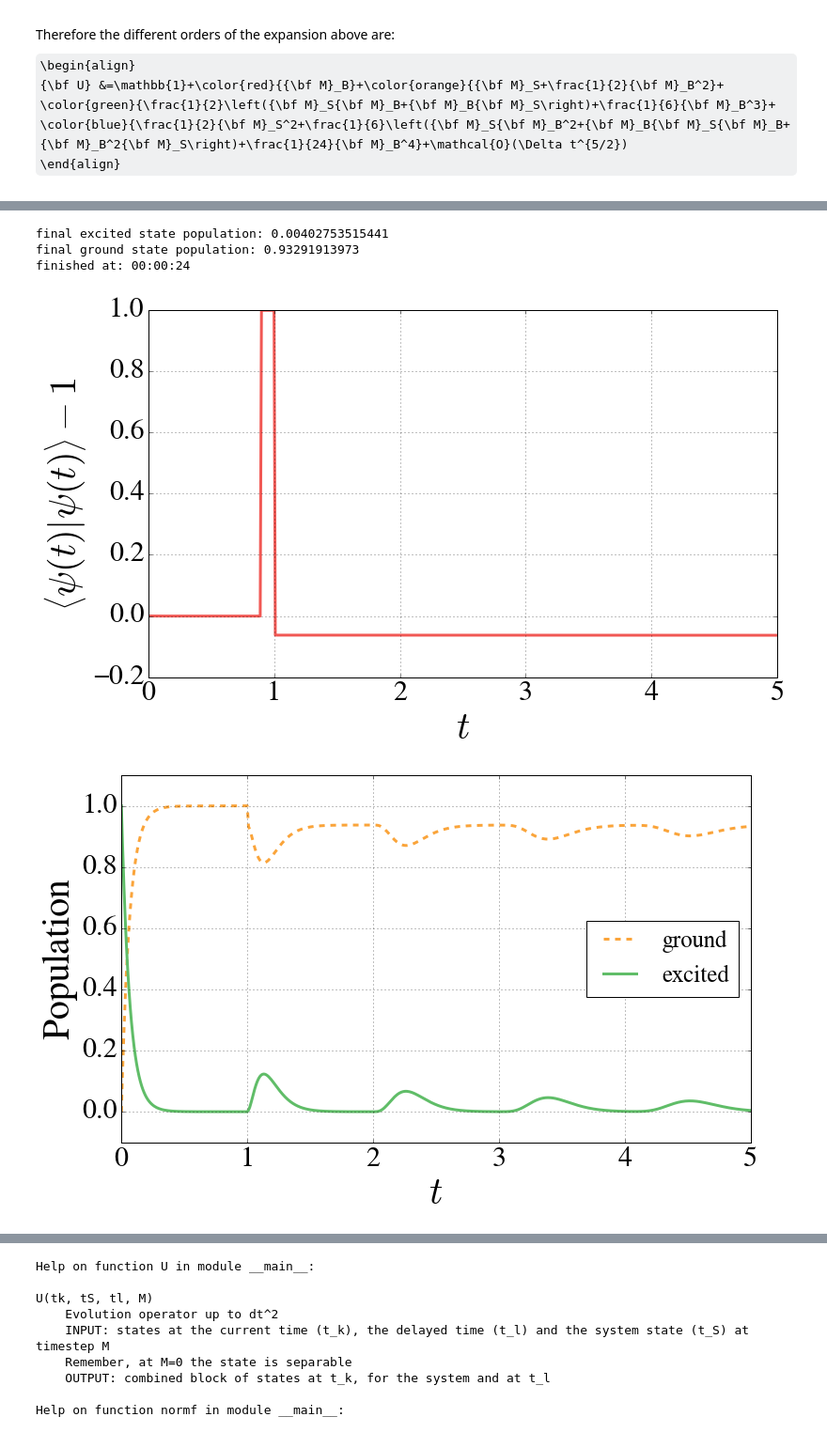
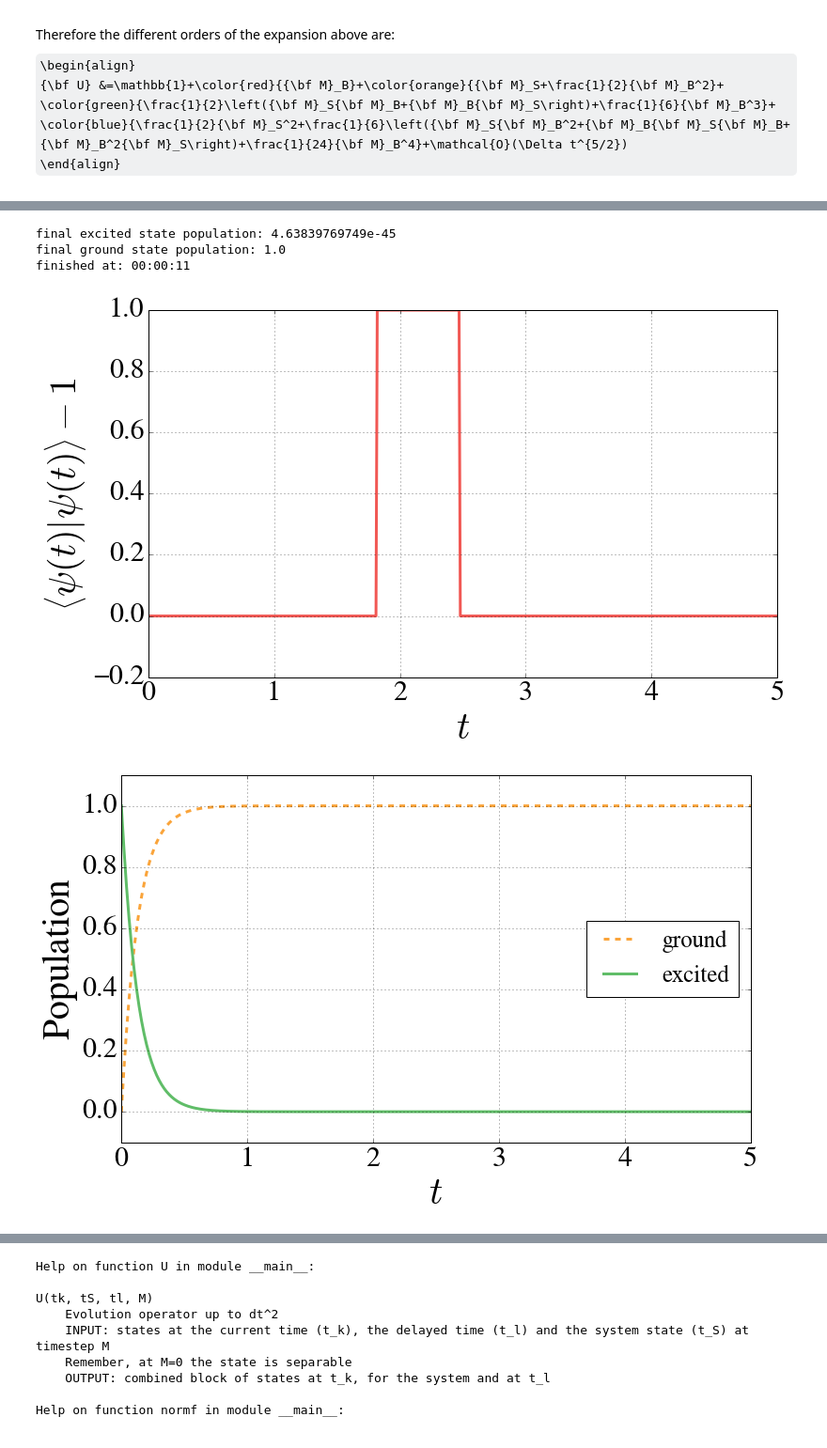
Before and after one commit to nemetniki/Kerr, a Jupyter notebook: TLS+fb/MPS_TLS+fb_sparse.ipynb, the cells around one changed output, grey strips where cells are left out. Shown: that part at 94% size. Saved outputs shown, nothing was run; the diff lists cells and outputs as text; code cells hidden in the pictures; some formulas as TeX source.

```diff
--- a/TLS+fb/MPS_TLS+fb_sparse.ipynb
+++ b/TLS+fb/MPS_TLS+fb_sparse.ipynb
@@ -942,8 +977,8 @@ start = time.time()
 ##################
 tol     = 10**(-3)
 gamma_L = 7.5
-gamma_R = 7.5
-Om_TLS  = 0#1.5*np.pi
+gamma_R = 0.#7.5
+Om_TLS  = 0.#1.5*np.pi
 Delta_T = 0.#1.0
 phi     = np.pi
 
@@ -1042,35 +1077,35 @@ norm[-1],normL = normf(N-L-1,L,states,normL)
 exc_pop[-1] = exp_sys(np.array([[0,0],[0,1]]),states[N-1],N-L-1)
 gr_pop[-1]  = exp_sys(np.array([[1,0],[0,0]]),states[N-1],N-L-1)
 
 end = time.time()-start
 h = int(end/3600)
 m = int((end-60*h)/60)
 s = int(end-3600*h-60*m)
 print("final excited state population:",exc_pop[-1],
       "\nfinal ground state population:",gr_pop[-1],
      "\nfinished at: %02d:%02d:%02d" %(h,m,s))
 
 #####################################
 ### Plotting the obtained results ###
 #####################################
 t = np.linspace(0,endt,N-L)
 plt.figure(figsize = (12,7))
 plt.plot(t,norm-1,lw=3,label="norm",color=colors["red"])
 plt.xlabel("$t$",fontsize=40)
 plt.ylabel("$\left<\psi(t)|\psi(t)\\right>-1$",fontsize=40)
 plt.grid(True)
 plt.figure(figsize = (12,7))
 plt.plot(t,gr_pop,lw=3,label="ground",color=colors["orange"],ls="--")
 plt.plot(t,exc_pop,lw=3,label="excited",color=colors["green"])
 plt.xlabel("$t$",fontsize=40)
 plt.grid(True)
 plt.legend(loc="best",fontsize = 25)
 plt.ylabel("Population",fontsize=40)
 plt.ylim(-.1,1.1)
 plt.show()
 # %% [output]
-final excited state population: 0.00402753515441
-final ground state population: 0.93291913973
-finished at: 00:00:24
+final excited state population: 4.63839769749e-45
+final ground state population: 1.0
+finished at: 00:00:11
-[figure, old version]
+[figure, new version]
-[figure, old version]
+[figure, new version]
```
Also changed, not shown: parts of 2 cells of this notebook, 3 other files.
